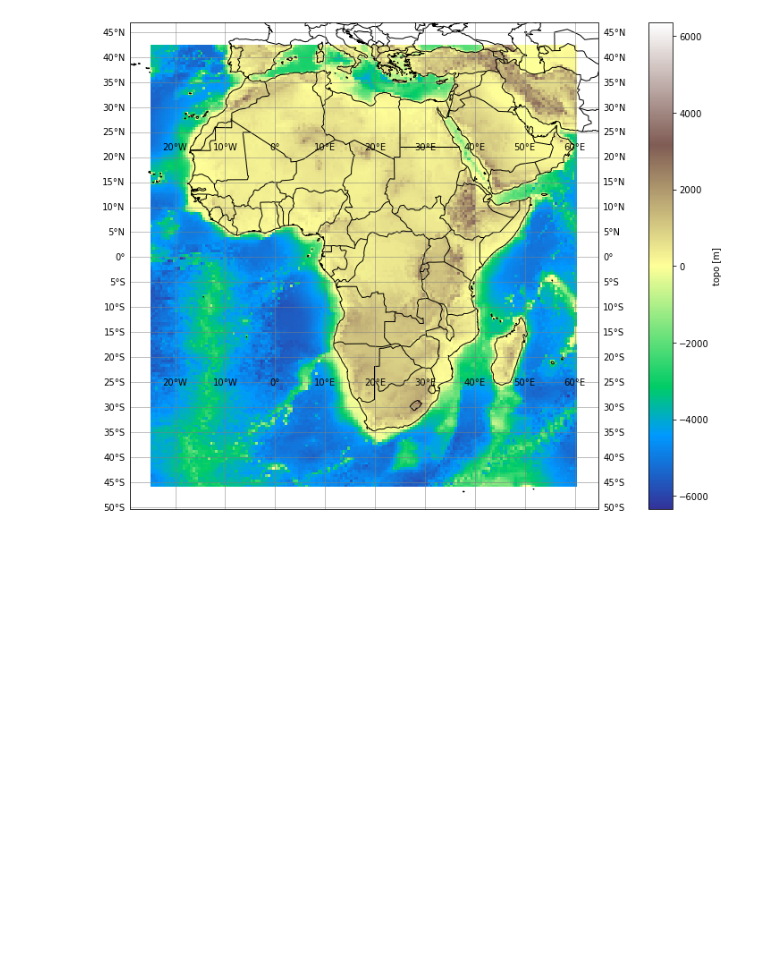
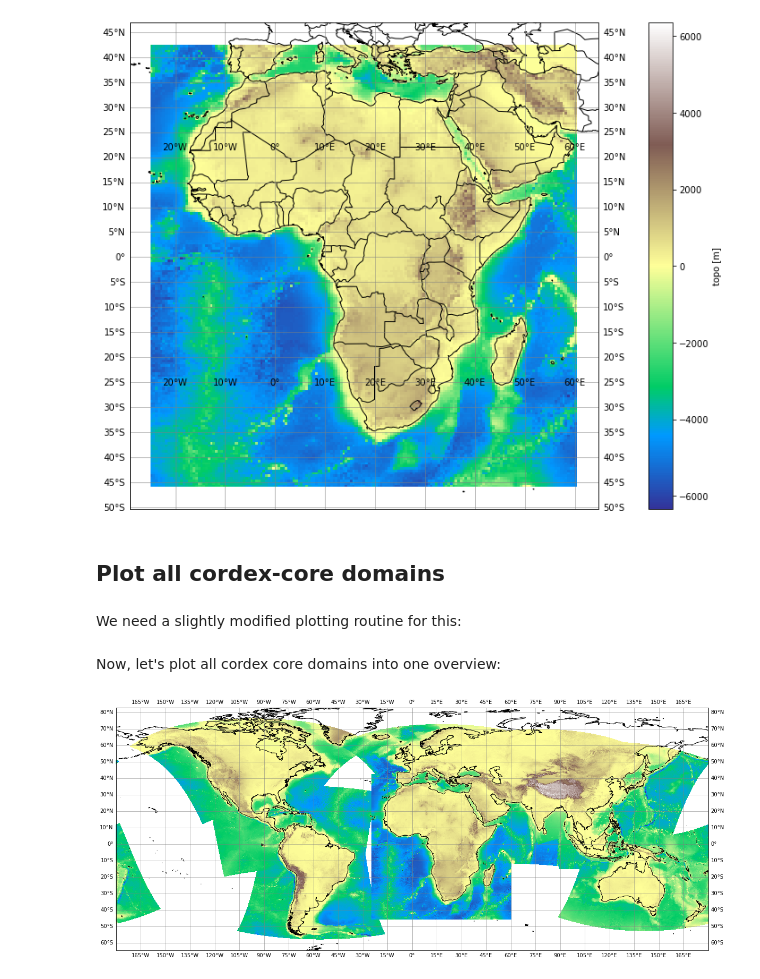
Before and after one commit to euro-cordex/py-cordex, a Jupyter notebook: notebooks/domains.ipynb, the cells around one changed output. Saved outputs shown, nothing was run; the diff lists cells and outputs as text; code cells hidden in the pictures; blank space fills up the shorter version.

```diff
--- a/notebooks/domains.ipynb
+++ b/notebooks/domains.ipynb
@@ -147,3 +147,38 @@ pole
 plot(afr11.topo, pole)
 # %% [output]
 [figure]
+# %% [markdown]
+## Plot all cordex-core domains
+# %% [markdown]
+We need a slightly modified plotting routine for this:
+# %%
+def plots(dsets, vmin=None, vmax=None, borders=True, title=''):
+    """plot a domain using the right projection with cartopy"""
+    %matplotlib inline
+    import cartopy.crs as ccrs
+    import cartopy.feature as cf
+    import matplotlib.pyplot as plt
+    import matplotlib.patheffects as pe
+    plt.figure(figsize=(20,10))
+    projection = ccrs.PlateCarree()
+    #transform = ccrs.RotatedPole(pole_latitude=pole[1], pole_longitude=pole[0])
+    #ax = plt.axes(projection=projection)
+    ax = plt.axes(projection=projection)
+    #ax.set_extent([ds_sub.rlon.min(), ds_sub.rlon.max(), ds_sub.rlat.min(), ds_sub.rlat.max()], crs=transform)
+    ax.gridlines(draw_labels=True, linewidth=0.5, color='gray',
+                      xlocs=range(-180,180,15), ylocs=range(-90,90,10))
+    #path_effects = [pe.Stroke(linewidth=50, foreground='g'), pe.Normal()]
+    for ds in dsets:
+        pole = ds.rotated_latitude_longitude.grid_north_pole_longitude, ds.rotated_latitude_longitude.grid_north_pole_latitude
+        transform = ccrs.RotatedPole(pole_latitude=pole[1], pole_longitude=pole[0])
+        ds.topo.plot(ax=ax, cmap='terrain', transform=transform, vmin=vmin, vmax=vmax,
+                     x='rlon', y='rlat', add_colorbar=False)
+    ax.coastlines(resolution='50m', color='black', linewidth=1)
+    if borders: ax.add_feature(cf.BORDERS)
+    ax.set_title('')
+# %% [markdown]
+Now, let's plot all cordex core domains into one overview:
+# %%
+plots([dm.cordex_domain(name, dummy='topo') for name in dm.TABLES['cordex-core'].index], borders=False)
+# %% [output]
+[figure, added]
```
Also changed, not shown: parts of 1 cell of this notebook.
